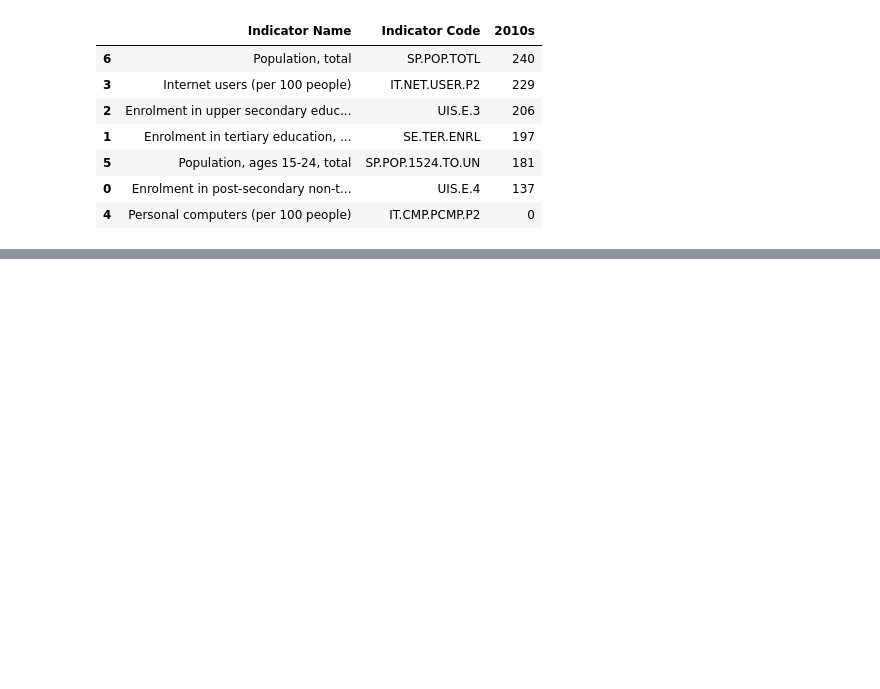
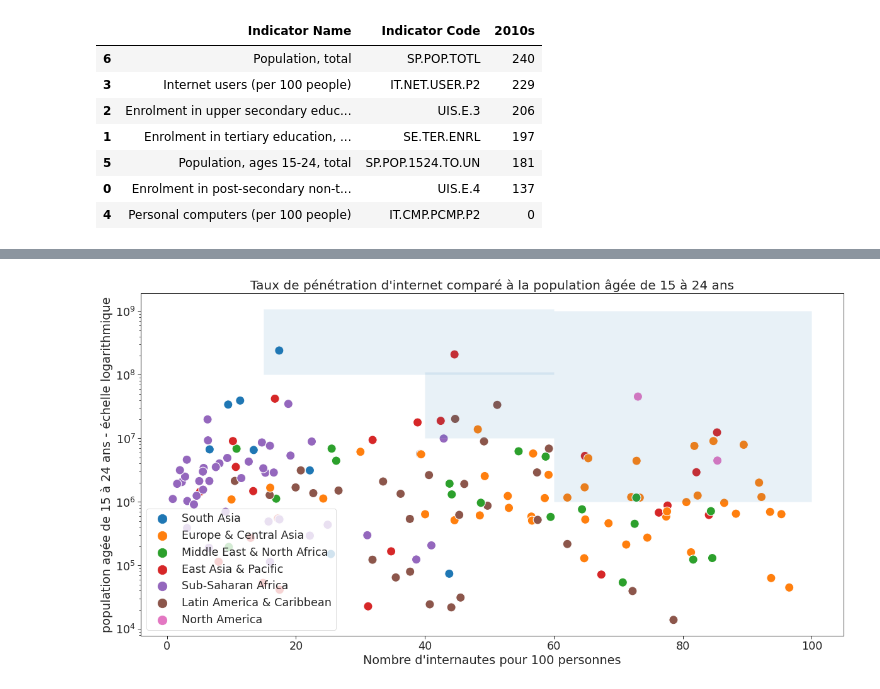
Before and after one commit to hadeyema/playground-6psrqy2u, a Jupyter notebook: projet2.ipynb, the cells around one changed output, grey strips where cells are left out. Saved outputs shown, nothing was run; the diff lists cells and outputs as text; code cells hidden in the pictures; blank space fills up the shorter version.

```diff
--- a/projet2.ipynb
+++ b/projet2.ipynb
@@ -835,0 +926,19 @@ dta1[dta1['Indicator Code'].isin(indicateurs)][['Indicator Name', 'Indicator Cod
+# %%
+import matplotlib.patches as patches
+plt.figure(figsize = (20,10))
+ax = plt.gca()
+sns.set_context("paper", font_scale=2)
+sns.scatterplot(cntry1['IT.NET.USER.P2'], cntry1['SP.POP.1524.TO.UN'], hue=df_countries['Region'], s=200)
+plt.xlabel('Nombre d\'internautes pour 100 personnes')
+ax.add_patch(patches.Rectangle((15, 100000000), 45, 990000000, alpha=0.1))
+ax.add_patch(patches.Rectangle((40, 10000000), 20, 99900000, alpha=0.1))
+ax.add_patch(patches.Rectangle((60, 1000000), 40, 999000000, alpha=0.1))
+
+plt.legend(loc='lower left',markerscale=3)
+
+ax.set_yscale('log')
+plt.ylabel('population agée de 15 à 24 ans - échelle logarithmique')
+plt.title('Taux de pénétration d\'internet comparé à la population âgée de 15 à 24 ans', size=20)
+plt.show()
+# %% [output]
+[figure, added]
```
Also changed, not shown: parts of 40 cells of this notebook.
